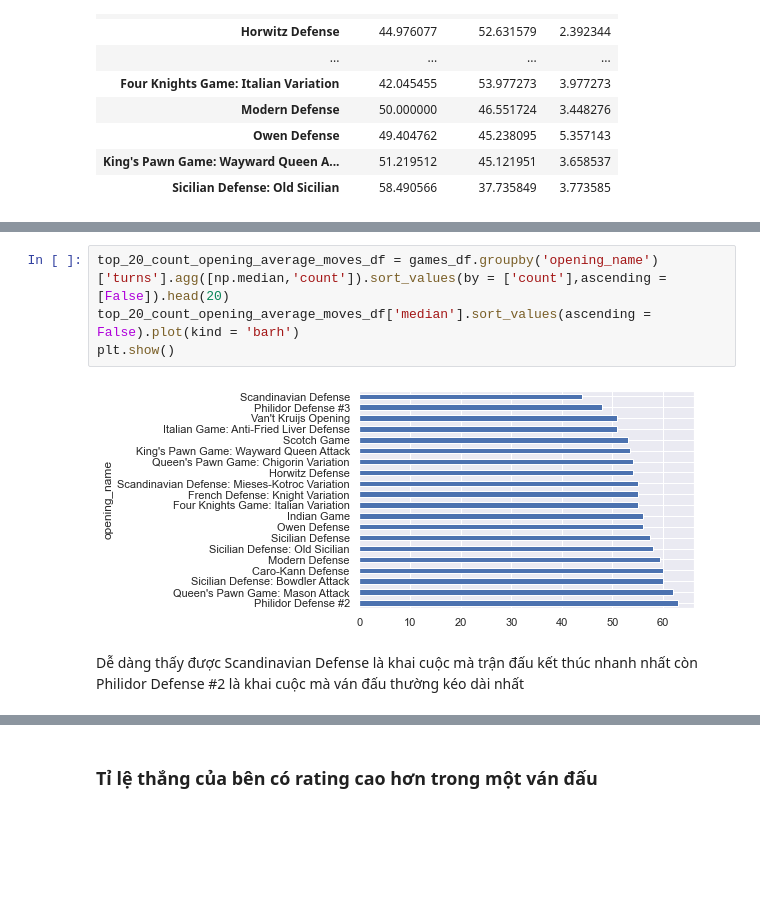
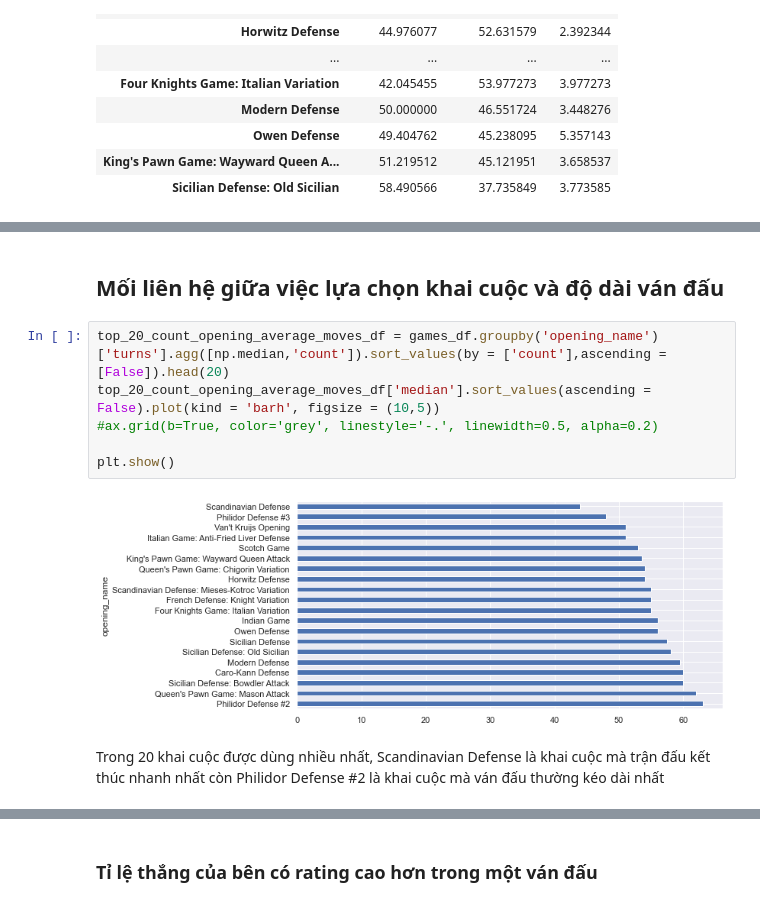
Before and after one commit to nvhieu4899/ProgrammingForDS_PROJECT, a Jupyter notebook: 1712446-NguyenVanHieu.ipynb, the cells around one changed output, grey strips where cells are left out. Drawn from its saved outputs; the diff is of its cells as text; blank space fills up the shorter version.

```diff
--- a/1712446-NguyenVanHieu.ipynb
+++ b/1712446-NguyenVanHieu.ipynb
@@ -131,9 +179,13 @@ winrate_by_opening_df.style.background_gradient(cmap=cm)
+# %% [markdown]
+## Mối liên hệ giữa việc lựa chọn khai cuộc và độ dài ván đấu
 # %%
 top_20_count_opening_average_moves_df = games_df.groupby('opening_name')['turns'].agg([np.median,'count']).sort_values(by = ['count'],ascending = [False]).head(20)
-top_20_count_opening_average_moves_df['median'].sort_values(ascending = False).plot(kind = 'barh')
+top_20_count_opening_average_moves_df['median'].sort_values(ascending = False).plot(kind = 'barh', figsize = (10,5))
+#ax.grid(b=True, color='grey', linestyle='-.', linewidth=0.5, alpha=0.2)
+
 plt.show()
 # %% [output]
-[figure, old version]
+[figure, new version]
 # %% [markdown]
-Dễ dàng thấy được Scandinavian Defense là khai cuộc mà trận đấu kết thúc nhanh nhất còn Philidor Defense #2 là khai cuộc mà ván đấu thường kéo dài nhất
+Trong 20 khai cuộc được dùng nhiều nhất, Scandinavian Defense là khai cuộc mà trận đấu kết thúc nhanh nhất còn Philidor Defense #2 là khai cuộc mà ván đấu thường kéo dài nhất
 # %% [markdown]
```
Also changed, not shown: parts of 34 cells of this notebook, 7 other files.
